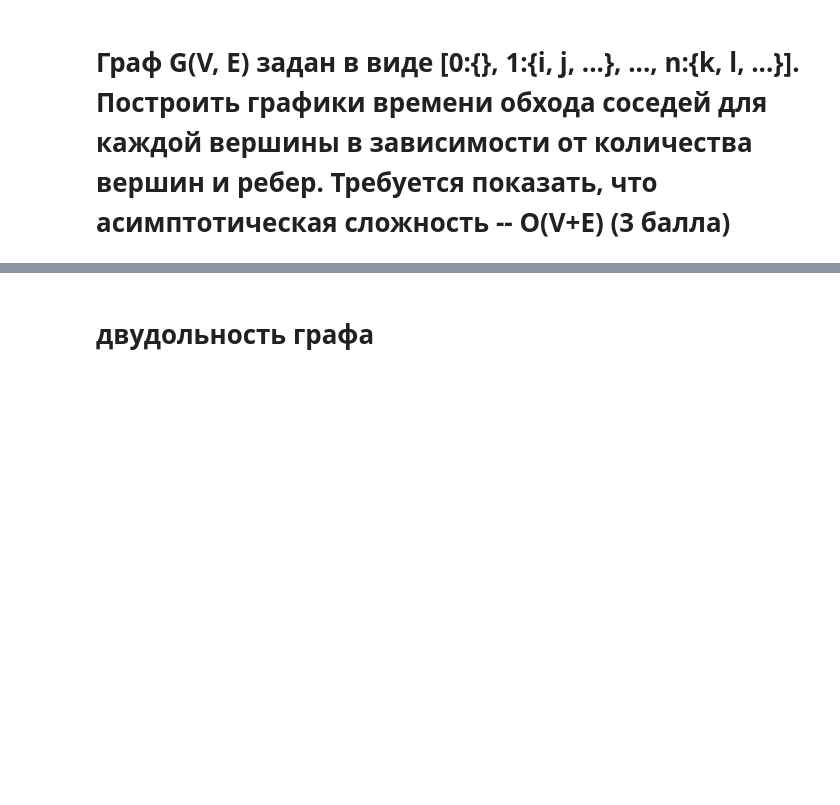
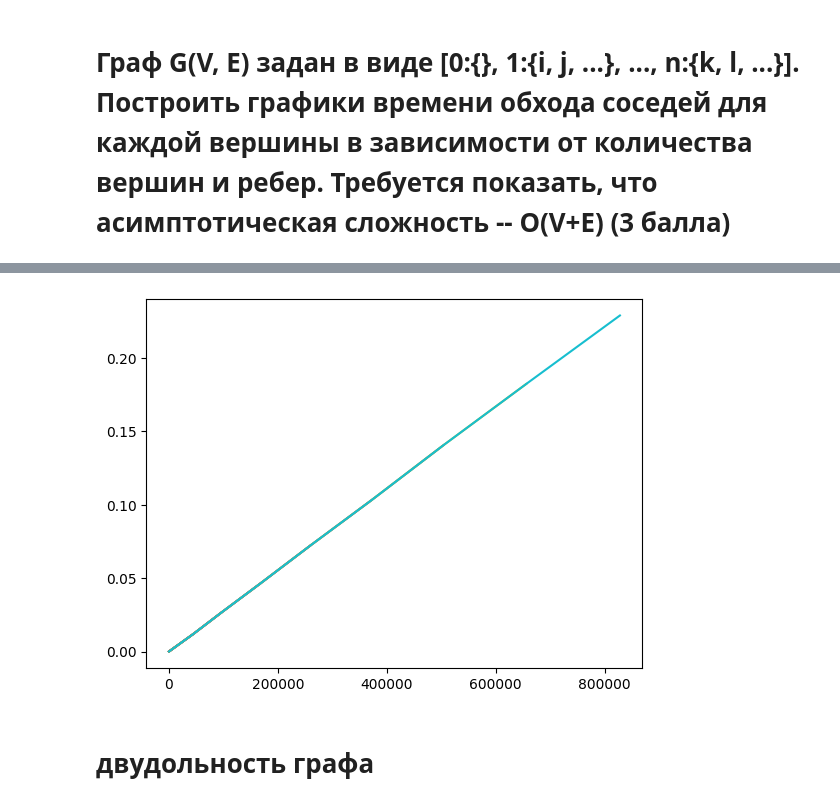
Before and after one commit to Kasymkhankhubiyev/algorithms, a Jupyter notebook: Task4.ipynb, the cells around one changed output, grey strips where cells are left out. Cells and saved outputs as stored; diff of their text form; code cells hidden in the pictures; blank space fills up the shorter version.

```diff
--- a/Task4.ipynb
+++ b/Task4.ipynb
@@ -223,0 +333,25 @@ Test passed
+# %%
+history = {'vertexes': [], 'edges': [], 'time': []}
+print('Started modulation\n')
+time_vert_edge = []
+vert_edges = []
+for size in range(10, 1000, 100):
+    print(size)
+    for i in range(1000):
+        matrix = np.random.randint(0, 100, (size, size))
+
+        history = run_through_matrix(matrix, history)
+
+    edges, vertexes, times =  np.array(history['vertexes']), np.array(history['edges']), np.array(history['time'])
+    unique_edges = np.unique(edges)
+    vertexes = np.array([i for i in range(5, 40)])
+    time_edge = []
+
+    for edge in unique_edges:
+        _times = times[np.where(edges == edge)].mean()
+        time_edge.append(_times)
+
+    time_vert_edge.append(time_edge)
+    vert_edges.append(unique_edges)
+
+print('Modulation ended')
@@ -224,3 +372,9 @@ Test passed
+# %%
+# plt.yscale('log')
+for vert in range(len([i for i in range(10, 1000, 100)])):
+    plt.plot(vert_edges[vert], time_vert_edge[vert], label=vert)
+# %% [output]
+[figure, added]
 # %% [markdown]
 # двудольность графа
 # %% [markdown]
```
Also changed, not shown: parts of 18 cells of this notebook, 3 other files.
